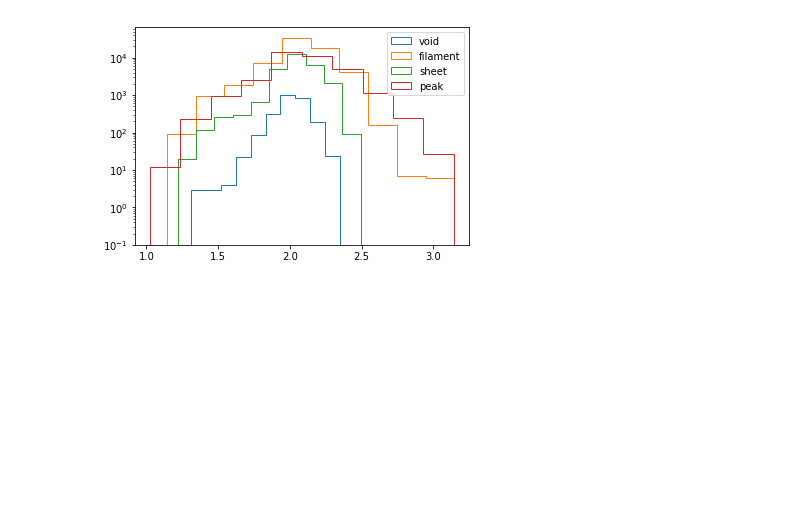
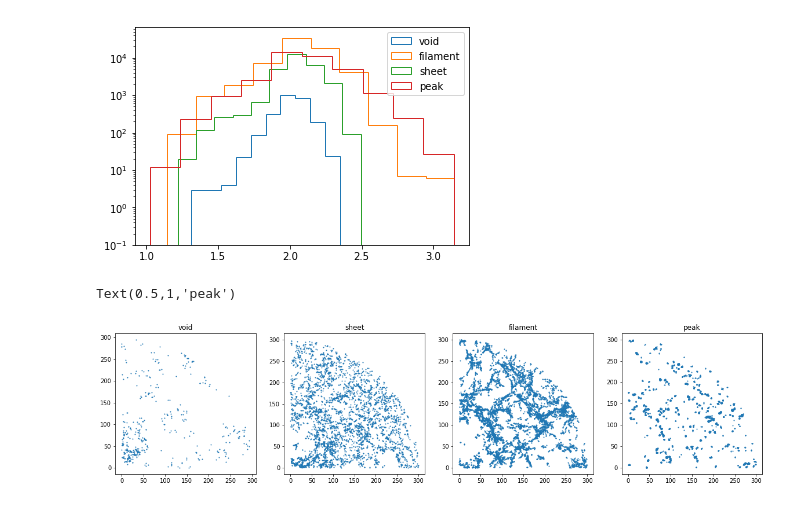
Before and after one commit to forero/IllustrisWeb, a Jupyter notebook: compute_illustris_mock.ipynb, the cells around one changed output. Drawn from its saved outputs; the diff is of its cells as text; code cells hidden in the pictures; blank space fills up the shorter version.

```diff
--- a/compute_illustris_mock.ipynb
+++ b/compute_illustris_mock.ipynb
@@ -116,3 +116,32 @@ plt.legend()
 # %% [output]
 <matplotlib.legend.Legend at 0x...>
 [figure]
+# %%
+plt.figure(figsize=(20,8))
+
+plt.subplot(1,4,1)
+kk = ii_void & (pos[:,2]<20)
+plt.scatter(pos[kk,0], pos[kk,1], s=1)
+plt.axis('square')
+plt.title('void')
+
+plt.subplot(1,4,2)
+kk = ii_sheet & (pos[:,2]<20)
+plt.scatter(pos[kk,0], pos[kk,1], s=1)
+plt.axis('square')
+plt.title('sheet')
+
+plt.subplot(1,4,3)
+kk = ii_filament & (pos[:,2]<20)
+plt.scatter(pos[kk,0], pos[kk,1], s=1)
+plt.axis('square')
+plt.title('filament')
+
+plt.subplot(1,4,4)
+kk = ii_peak & (pos[:,2]<20)
+plt.scatter(pos[kk,0], pos[kk,1], s=1)
+plt.axis('square')
+plt.title('peak')
+# %% [output]
+Text(0.5,1,'peak')
+[figure, added]
```
